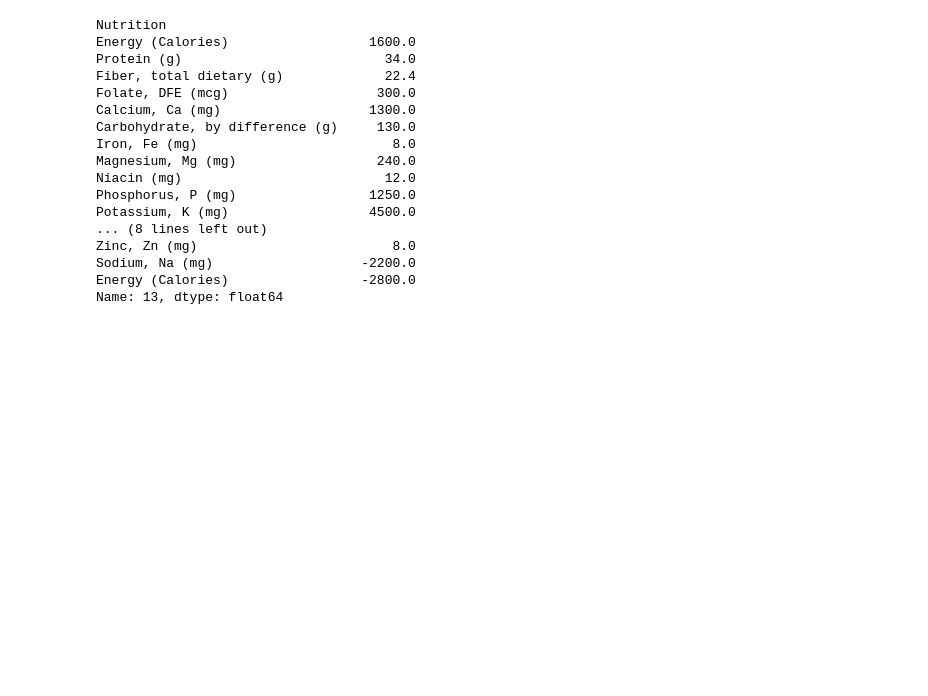
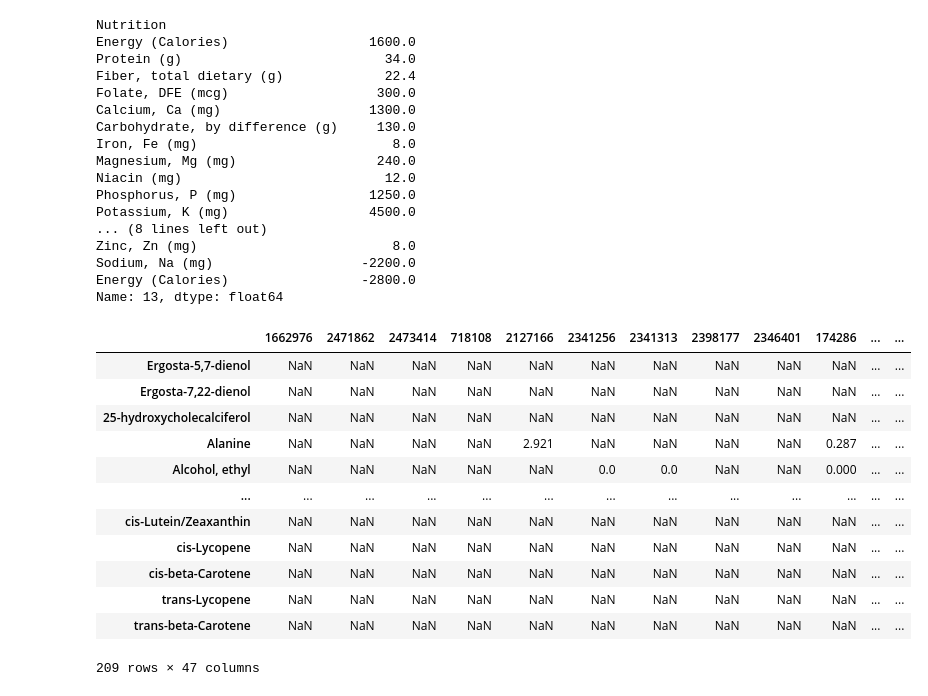
Before and after one commit to LogsC/EEP153_Project2_Spring2023, a Jupyter notebook: eep153_proj2.ipynb, the cells around one changed output. Drawn from its saved outputs; the diff is of its cells as text; code cells hidden in the pictures; blank space fills up the shorter version.

```diff
--- a/eep153_proj2.ipynb
+++ b/eep153_proj2.ipynb
@@ -48,0 +86,18 @@ Name: 13, dtype: float64
+# %%
+# read food nutrients data from pickle
+food_nutrients_filled = pd.read_pickle('./nutrients.pkl')
+food_nutrients_filled
+# %% [output]
+|  | 1662976 | 2471862 | 2473414 | 718108 | 2127166 | 2341256 | 2341313 | 2398177 | 2346401 | 174286 | ... | ... |
+| Ergosta-5,7-dienol | NaN | NaN | NaN | NaN | NaN | NaN | NaN | NaN | NaN | NaN | ... | ... |
+| Ergosta-7,22-dienol | NaN | NaN | NaN | NaN | NaN | NaN | NaN | NaN | NaN | NaN | ... | ... |
+| 25-hydroxycholecalciferol | NaN | NaN | NaN | NaN | NaN | NaN | NaN | NaN | NaN | NaN | ... | ... |
+| Alanine | NaN | NaN | NaN | NaN | 2.921 | NaN | NaN | NaN | NaN | 0.287 | ... | ... |
+| Alcohol, ethyl | NaN | NaN | NaN | NaN | NaN | 0.0 | 0.0 | NaN | NaN | 0.000 | ... | ... |
+| ... | ... | ... | ... | ... | ... | ... | ... | ... | ... | ... | ... | ... |
+| cis-Lutein/Zeaxanthin | NaN | NaN | NaN | NaN | NaN | NaN | NaN | NaN | NaN | NaN | ... | ... |
+| cis-Lycopene | NaN | NaN | NaN | NaN | NaN | NaN | NaN | NaN | NaN | NaN | ... | ... |
+| cis-beta-Carotene | NaN | NaN | NaN | NaN | NaN | NaN | NaN | NaN | NaN | NaN | ... | ... |
+| trans-Lycopene | NaN | NaN | NaN | NaN | NaN | NaN | NaN | NaN | NaN | NaN | ... | ... |
+| trans-beta-Carotene | NaN | NaN | NaN | NaN | NaN | NaN | NaN | NaN | NaN | NaN | ... | ... |
+209 rows × 47 columns
```
Also changed, not shown: parts of 10 cells of this notebook, 5 other files.
